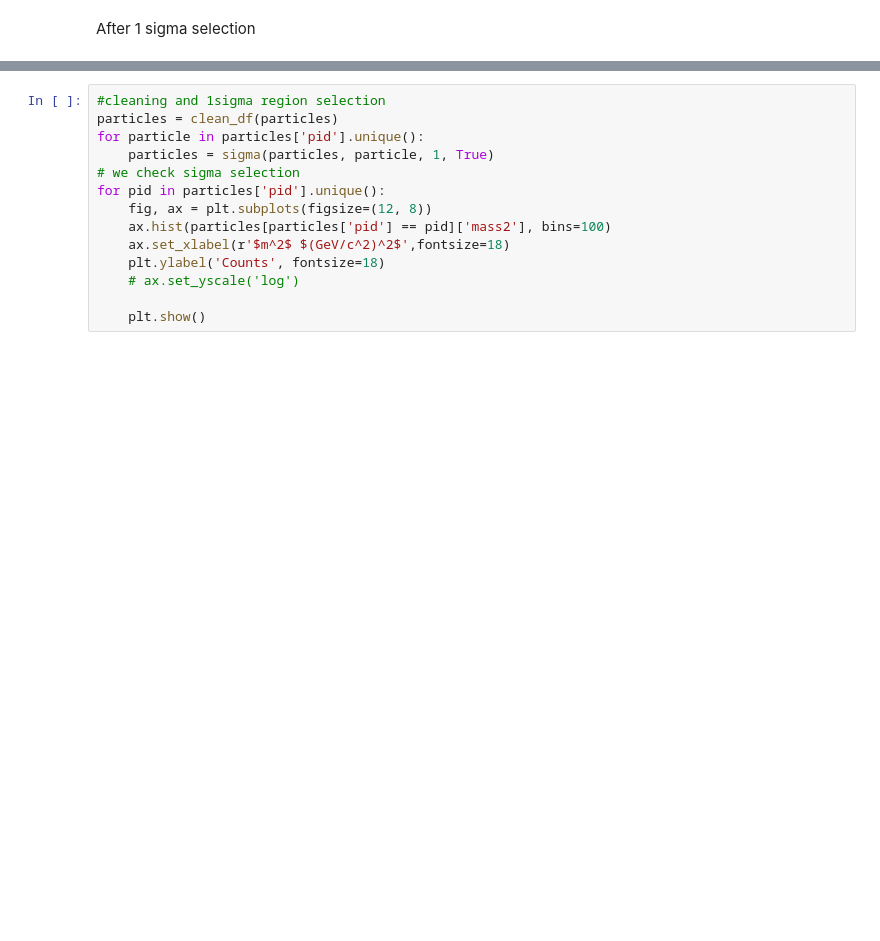
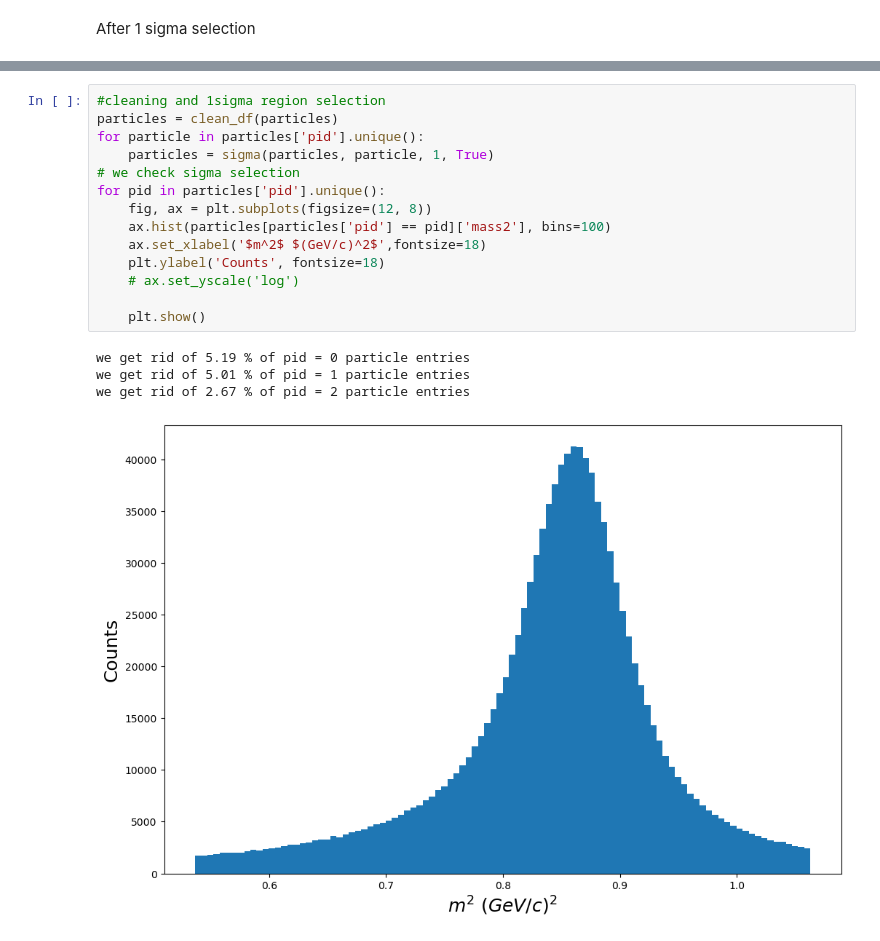
Before and after one commit to julnow/inz, a Jupyter notebook: jupyter/ml_tof_plots.ipynb, the cells around one changed output, grey strips where cells are left out. Drawn from its saved outputs; the diff is of its cells as text; blank space fills up the shorter version.

```diff
--- a/jupyter/ml_tof_plots.ipynb
+++ b/jupyter/ml_tof_plots.ipynb
@@ -317,14 +333,19 @@ for i in range(3):
 # %%
 #cleaning and 1sigma region selection
 particles = clean_df(particles)
 for particle in particles['pid'].unique():
     particles = sigma(particles, particle, 1, True)
 # we check sigma selection
 for pid in particles['pid'].unique():
     fig, ax = plt.subplots(figsize=(12, 8))
     ax.hist(particles[particles['pid'] == pid]['mass2'], bins=100)
-    ax.set_xlabel(r'$m^2$ $(GeV/c^2)^2$',fontsize=18)
+    ax.set_xlabel('$m^2$ $(GeV/c)^2$',fontsize=18)
     plt.ylabel('Counts', fontsize=18)
     # ax.set_yscale('log')
 
     plt.show()
+# %% [output]
+we get rid of 5.19 % of pid = 0 particle entries
+we get rid of 5.01 % of pid = 1 particle entries
+we get rid of 2.67 % of pid = 2 particle entries
+[figure, added]
```
Also changed, not shown: parts of 9 cells of this notebook, 1 other file.
